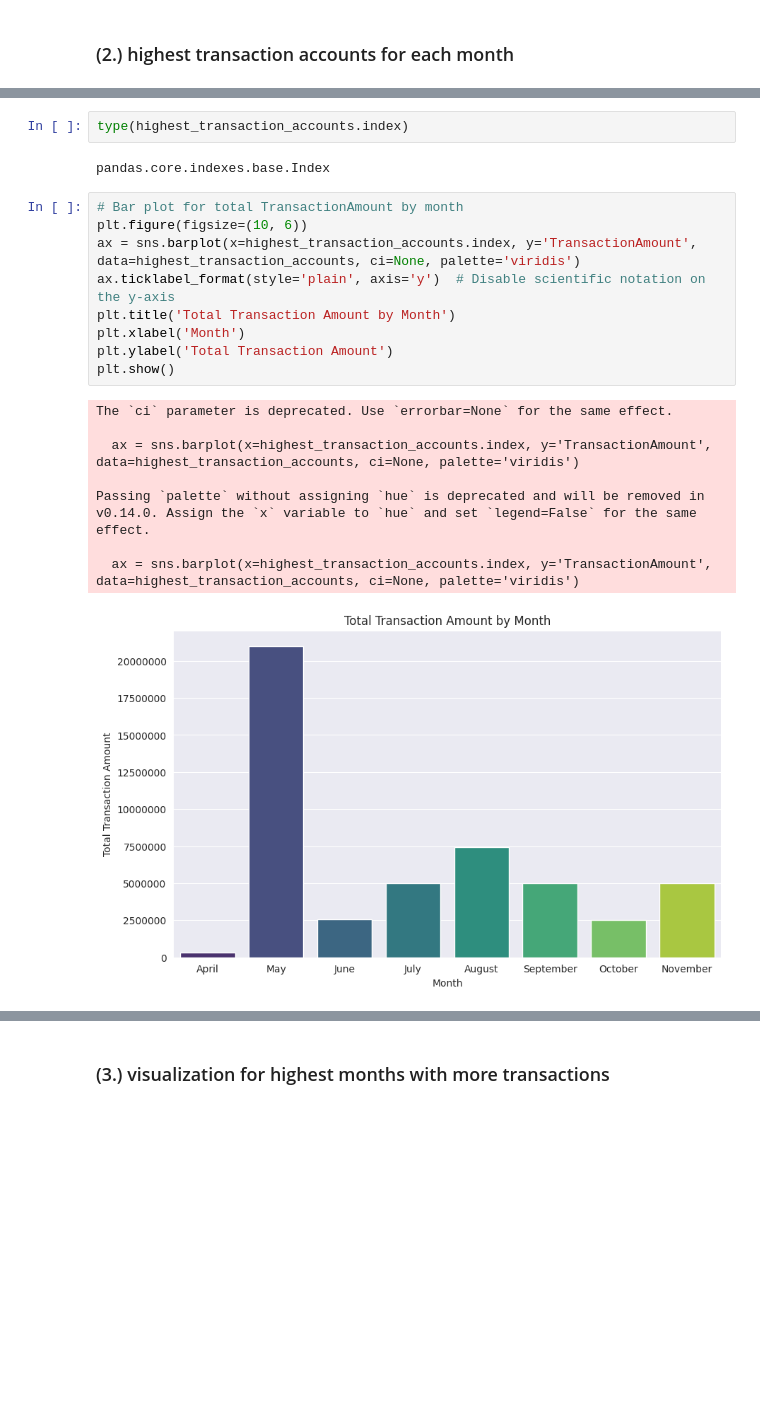
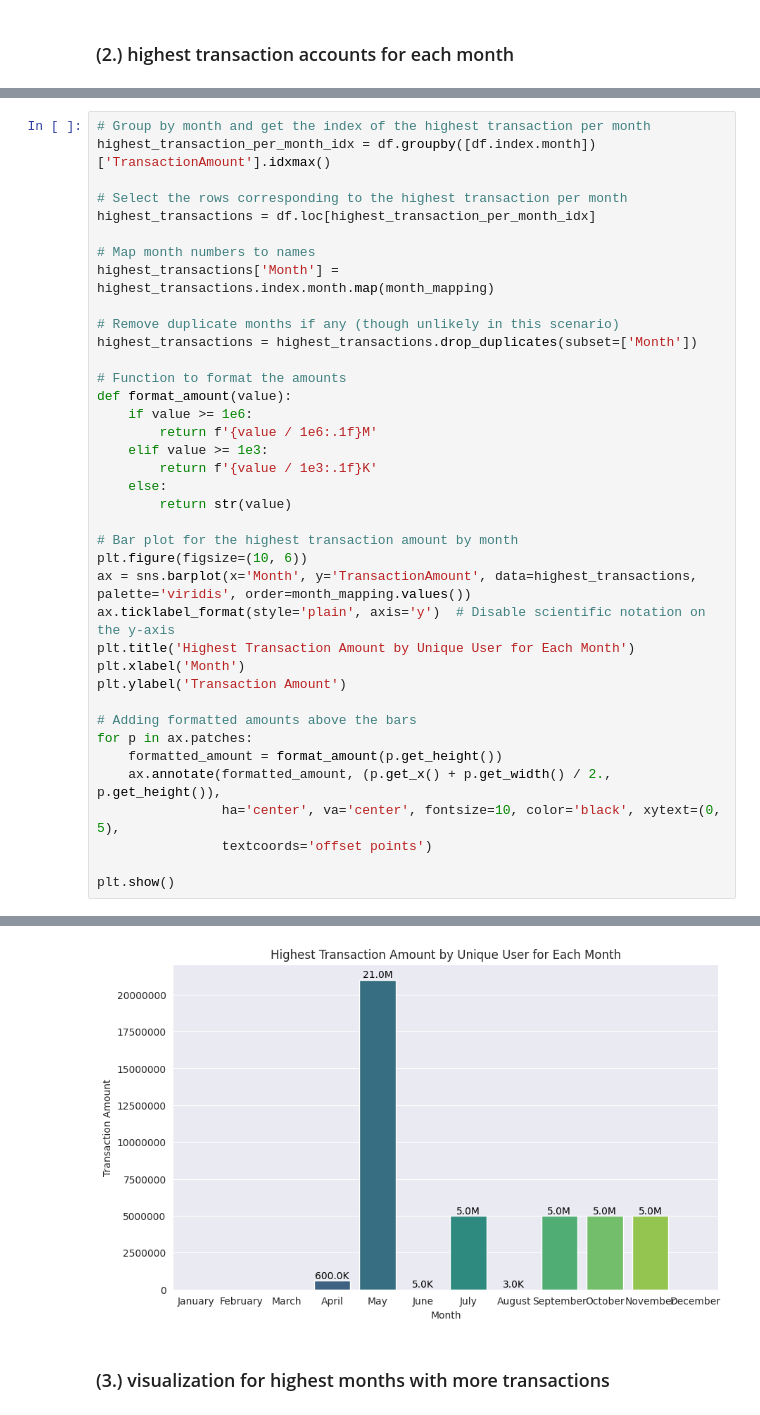
Before and after one commit to neyedhayo/transaction-analysis, a Jupyter notebook: notebook/eda_notebook.ipynb, the cells around one changed output, grey strips where cells are left out. Drawn from its saved outputs; the diff is of its cells as text; blank space fills up the shorter version.

```diff
--- a/notebook/eda_notebook.ipynb
+++ b/notebook/eda_notebook.ipynb
@@ -194,22 +142,39 @@ highest_transaction_accounts
-# %%
-type(highest_transaction_accounts.index)
-# %% [output]
-pandas.core.indexes.base.Index
-# %%
-# Bar plot for total TransactionAmount by month
-plt.figure(figsize=(10, 6))
-ax = sns.barplot(x=highest_transaction_accounts.index, y='TransactionAmount', data=highest_transaction_accounts, ci=None, palette='viridis')
-ax.ticklabel_format(style='plain', axis='y')  # Disable scientific notation on the y-axis
-plt.title('Total Transaction Amount by Month')
-plt.xlabel('Month')
-plt.ylabel('Total Transaction Amount')
-plt.show()
-# %% [output]
-The `ci` parameter is deprecated. Use `errorbar=None` for the same effect.
-
-  ax = sns.barplot(x=highest_transaction_accounts.index, y='TransactionAmount', data=highest_transaction_accounts, ci=None, palette='viridis')
-
-Passing `palette` without assigning `hue` is deprecated and will be removed in v0.14.0. Assign the `x` variable to `hue` and set `legend=False` for the same effect.
-
-  ax = sns.barplot(x=highest_transaction_accounts.index, y='TransactionAmount', data=highest_transaction_accounts, ci=None, palette='viridis')
-[figure, removed]
+# %%
+# Group by month and get the index of the highest transaction per month
+highest_transaction_per_month_idx = df.groupby([df.index.month])['TransactionAmount'].idxmax()
+
+# Select the rows corresponding to the highest transaction per month
+highest_transactions = df.loc[highest_transaction_per_month_idx]
+
+# Map month numbers to names
+highest_transactions['Month'] = highest_transactions.index.month.map(month_mapping)
+
+# Remove duplicate months if any (though unlikely in this scenario)
+highest_transactions = highest_transactions.drop_duplicates(subset=['Month'])
+
+# Function to format the amounts
+def format_amount(value):
+    if value >= 1e6:
+        return f'{value / 1e6:.1f}M'
+    elif value >= 1e3:
+        return f'{value / 1e3:.1f}K'
+    else:
+        return str(value)
+
+# Bar plot for the highest transaction amount by month
+plt.figure(figsize=(10, 6))
+ax = sns.barplot(x='Month', y='TransactionAmount', data=highest_transactions, palette='viridis', order=month_mapping.values())
+ax.ticklabel_format(style='plain', axis='y')  # Disable scientific notation on the y-axis
+plt.title('Highest Transaction Amount by Unique User for Each Month')
+plt.xlabel('Month')
+plt.ylabel('Transaction Amount')
+
+# Adding formatted amounts above the bars
+for p in ax.patches:
+    formatted_amount = format_amount(p.get_height())
+    ax.annotate(formatted_amount, (p.get_x() + p.get_width() / 2., p.get_height()),
+                ha='center', va='center', fontsize=10, color='black', xytext=(0, 5),
+                textcoords='offset points')
+
+plt.show()
+# %% [output]
@@ -216,2 +184,3 @@ Passing `palette` without assigning `hue` is deprecated and will be removed in v
+[figure, added]
 # %% [markdown]
 ### (3.) visualization for highest months with more transactions
```
Also changed, not shown: parts of 13 cells of this notebook.
